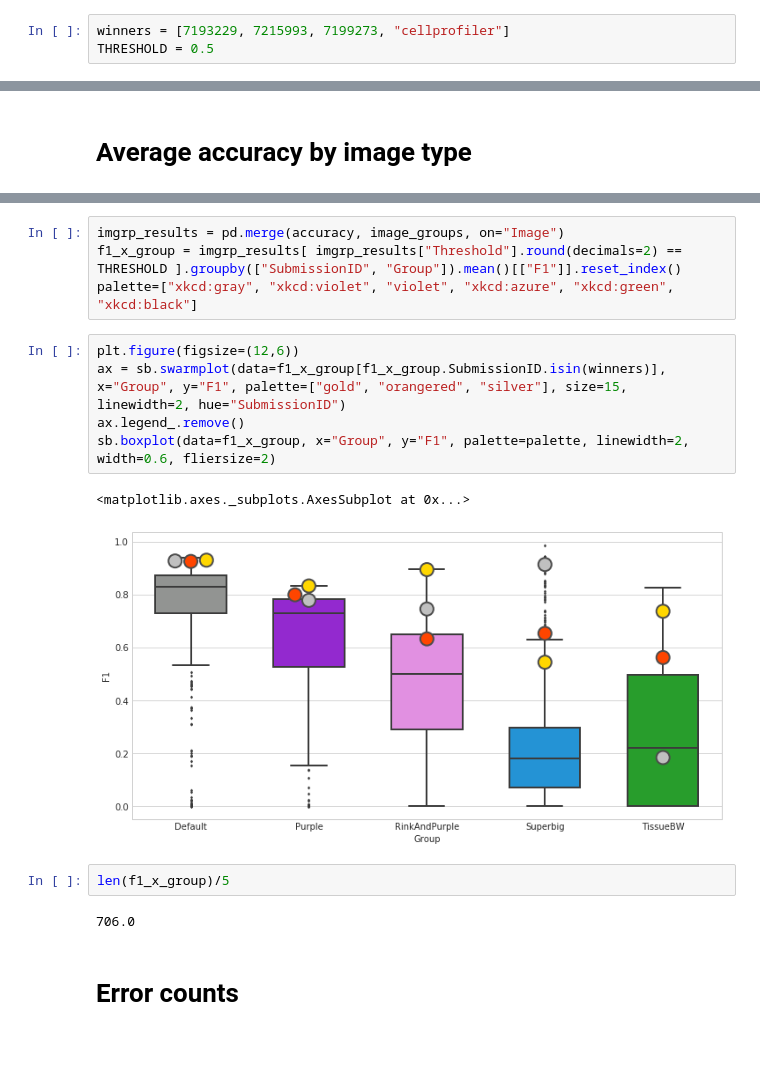
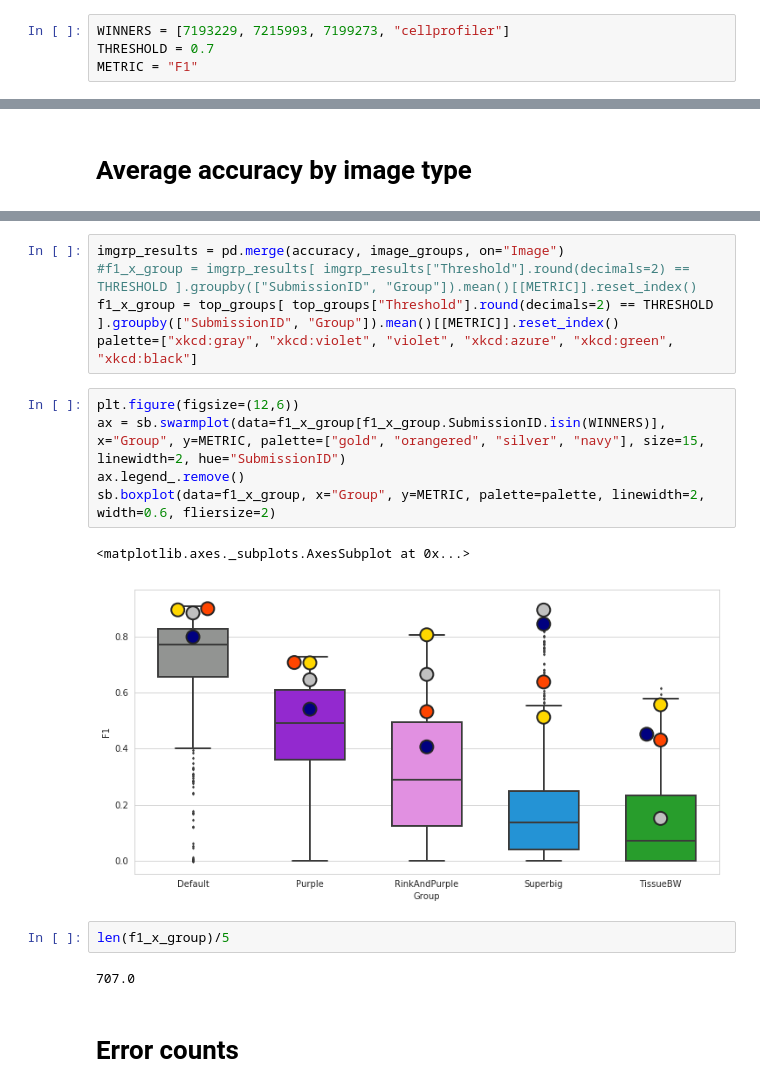
Before and after one commit to carpenterlab/2019_caicedo_dsb, a Jupyter notebook: 06-analysis.ipynb, the cells around one changed output, grey strips where cells are left out. Cells and saved outputs as stored; diff of their text form; blank space fills up the shorter version.

```diff
--- a/06-analysis.ipynb
+++ b/06-analysis.ipynb
@@ -9,6 +10,7 @@ import skimage.io
 # %%
-winners = [7193229, 7215993, 7199273, "cellprofiler"]
-THRESHOLD = 0.5
+WINNERS = [7193229, 7215993, 7199273, "cellprofiler"]
+THRESHOLD = 0.7
+METRIC = "F1"
 # %% [markdown]
 # Load submission results
 # %%
@@ -158,19 +172,20 @@ average_f1[average_f1["score"] > 0.528].sort_values(by=["score_ranking"], ascend
 # %%
 imgrp_results = pd.merge(accuracy, image_groups, on="Image")
-f1_x_group = imgrp_results[ imgrp_results["Threshold"].round(decimals=2) == THRESHOLD ].groupby(["SubmissionID", "Group"]).mean()[["F1"]].reset_index()
+#f1_x_group = imgrp_results[ imgrp_results["Threshold"].round(decimals=2) == THRESHOLD ].groupby(["SubmissionID", "Group"]).mean()[[METRIC]].reset_index()
+f1_x_group = top_groups[ top_groups["Threshold"].round(decimals=2) == THRESHOLD ].groupby(["SubmissionID", "Group"]).mean()[[METRIC]].reset_index()
 palette=["xkcd:gray", "xkcd:violet", "violet", "xkcd:azure", "xkcd:green", "xkcd:black"]
 # %%
 plt.figure(figsize=(12,6))
-ax = sb.swarmplot(data=f1_x_group[f1_x_group.SubmissionID.isin(winners)], x="Group", y="F1", palette=["gold", "orangered", "silver"], size=15, linewidth=2, hue="SubmissionID")
+ax = sb.swarmplot(data=f1_x_group[f1_x_group.SubmissionID.isin(WINNERS)], x="Group", y=METRIC, palette=["gold", "orangered", "silver", "navy"], size=15, linewidth=2, hue="SubmissionID")
 ax.legend_.remove()
-sb.boxplot(data=f1_x_group, x="Group", y="F1", palette=palette, linewidth=2, width=0.6, fliersize=2)
+sb.boxplot(data=f1_x_group, x="Group", y=METRIC, palette=palette, linewidth=2, width=0.6, fliersize=2)
 # %% [output]
 <matplotlib.axes._subplots.AxesSubplot at 0x...>
-[figure, old version]
+[figure, new version]
 # %%
 len(f1_x_group)/5
 # %% [output]
-706.0
+707.0
 # %% [markdown]
 # Error counts
 # %%
```
Also changed, not shown: parts of 22 cells of this notebook, 5 other files.
